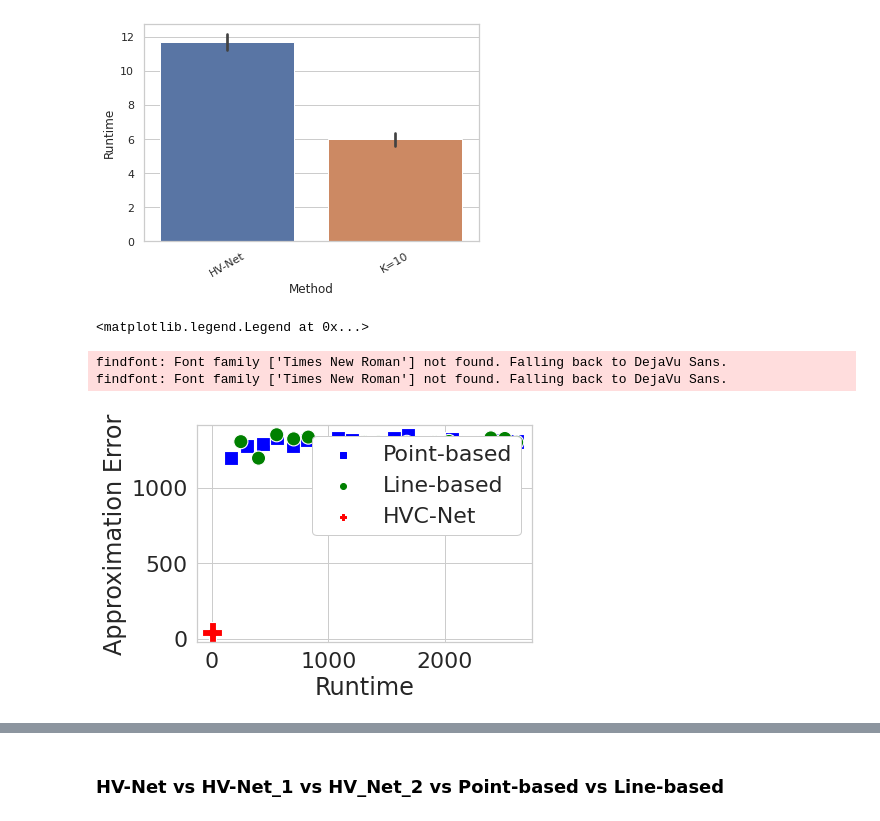
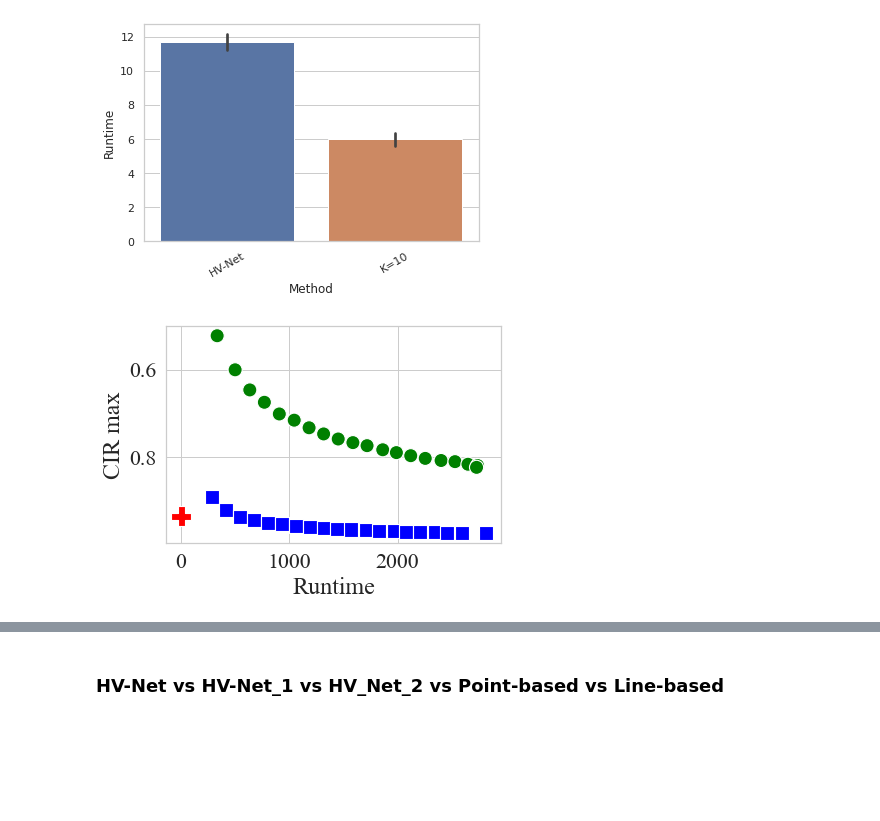
Before and after one commit to HisaoLabSUSTC/HVC-Net, a Jupyter notebook: set_transformer-master/Draw.ipynb, the cells around one changed output, grey strips where cells are left out. Saved outputs shown, nothing was run; the diff lists cells and outputs as text; code cells hidden in the pictures; blank space fills up the shorter version.

```diff
--- a/set_transformer-master/Draw.ipynb
+++ b/set_transformer-master/Draw.ipynb
@@ -10,8 +10,8 @@ import matplotlib.pyplot as plt
 import seaborn as sns
 %matplotlib inline
 
-path_dir = '/liaoweiduo/HVC-Net-datasets'  # for ubuntu server
-# path_dir = '//10.20.2.245/datasets/HV-Net-datasets'  # for windows
+# path_dir = '/liaoweiduo/HVC-Net-datasets'  # for ubuntu server
+path_dir = '//10.20.2.245/datasets/HVC-Net-datasets'  # for windows
 # %% [markdown]
 # Data set
 
@@ -435,61 +435,76 @@ ax.set_xticklabels(ax.get_xticklabels(),rotation = 30)
 [Text(0, 0, 'HV-Net'), Text(1, 0, 'K=10')]
 [figure]
 # %%
-M = 3
+M = 10
 collected_data = []
 ## import data
 loss_MC, time_MC, loss_R2, time_R2 = [], [], [], []
+cirmin_MC, cirmax_MC, cirmin_R2, cirmax_R2 = [], [], [], []
 for seed in range(10):
     test_MCR2_file = f'result_MC_R2_test_data_M{M}_{seed}.mat'
     path = os.path.join(path_dir, 'results', test_MCR2_file)
     data = scio.loadmat(path)
     loss_MC.append(data['Loss'].reshape(-1))     # [20,]
     time_MC.append(data['Time'].reshape(-1))     # [20,]
+    cirmin_MC.append(data['CIR_min'].reshape(-1))
+    cirmax_MC.append(data['CIR_max'].reshape(-1))
     loss_R2.append(data['Loss1'].reshape(-1))    # [20,]
     time_R2.append(data['Time1'].reshape(-1))    # [20,]
+    cirmin_R2.append(data['CIR_min1'].reshape(-1))
+    cirmax_R2.append(data['CIR_max1'].reshape(-1))
 
 loss_MC = np.mean(np.stack(loss_MC), axis=0)     # [20,]
 time_MC = np.mean(np.stack(time_MC), axis=0)     # [20,]
+cirmin_MC = np.mean(np.stack(cirmin_MC), axis=0)     # [20,]
+cirmax_MC = np.mean(np.stack(cirmax_MC), axis=0)     # [20,]
 loss_R2 = np.mean(np.stack(loss_R2), axis=0)     # [20,]
 time_R2 = np.mean(np.stack(time_R2), axis=0)     # [20,]
+cirmin_R2 = np.mean(np.stack(cirmin_R2), axis=0)     # [20,]
+cirmax_R2 = np.mean(np.stack(cirmax_R2), axis=0)     # [20,]
 
-collected_data.append(pd.DataFrame({'Approximation Error': loss_MC, 'Runtime': time_MC, 'Method': 'Point-based'}))
-collected_data.append(pd.DataFrame({'Approximation Error': loss_R2, 'Runtime': time_R2, 'Method': 'Line-based'}))
+collected_data.append(pd.DataFrame({'Approximation Error': loss_MC, 'CIR min': cirmin_MC, 'CIR max': cirmax_MC, 'Runtime': time_MC, 'Method': 'Point-based'}))
+collected_data.append(pd.DataFrame({'Approximation Error': loss_R2, 'CIR min': cirmin_R2, 'CIR max': cirmax_R2, 'Runtime': time_R2, 'Method': 'Line-based'}))
 
 device = 'cuda'
 loss_net, time_net = [], []
+cirmin_net, cirmax_net = [], []
 for seed in range(1, 10):
     test_net_file = f'result_model_10_M{M}_100K_100_test_data_M{M}_{seed}_{device}.mat'
     path = os.path.join(path_dir, 'results', test_net_file)
     data = scio.loadmat(path)
     loss_net.append(data['loss'].reshape(-1))
+    cirmin_net.append(data['CIR_min'].reshape(-1))
+    cirmax_net.append(data['CIR_max'].reshape(-1))
     time_net.append(data['time'].reshape(-1))
 
 loss_net = np.mean(np.stack(loss_net), axis=0)
 time_net = np.mean(np.stack(time_net), axis=0)
-collected_data.append(pd.DataFrame({'Approximation Error': loss_net, 'Runtime': time_net, 'Method': 'HVC-Net'}, index=[0]))
+cirmin_net = np.mean(np.stack(cirmin_net), axis=0)
+cirmax_net = np.mean(np.stack(cirmax_net), axis=0)
+collected_data.append(pd.DataFrame({'Approximation Error': loss_net, 'CIR min': cirmin_net, 'CIR max': cirmax_net, 'Runtime': time_net, 'Method': 'HVC-Net'}, index=[0]))
 
 collected_data = pd.concat(collected_data, ignore_index=True)
 
 # print(collected_data)
 
 ## draw plot
 sns.set_theme(style="whitegrid", font='Times New Roman', font_scale=2)
 plt.figure()
 size = [200 for _ in range(40)]
 size.append(400)
-fig = sns.scatterplot(data=collected_data, x="Runtime", y="Approximation Error",
+fig = sns.scatterplot(data=collected_data, x="Runtime", y="CIR max",
                       hue="Method", palette=['blue', 'green', 'red'],
                       style="Method",
                       markers=['s', 'o','P'],
-                      s=size)
+                      s=size, legend=False)
+                      # s=size)
+fig.invert_yaxis()
+# plt.legend(loc='upper right', framealpha=1.0)
 
-plt.legend(loc='upper right', framealpha=1.0)
+# plt.setp(fig.get_legend().get_title(), fontsize=10)
+# plt.setp(fig.get_legend().get_texts(), fontsize=10)
 
 ## save plt
-# fig.get_figure().savefig(os.path.join(path_dir, 'figure', f'test_M{M}_{device}.png'), dpi=300, bbox_inches='tight')
+fig.get_figure().savefig(os.path.join(path_dir, 'figure', f'test_M{M}_CIRmax_{device}.png'), dpi=300, bbox_inches='tight')
 # %% [output]
-<matplotlib.legend.Legend at 0x...>
-findfont: Font family ['Times New Roman'] not found. Falling back to DejaVu Sans.
-findfont: Font family ['Times New Roman'] not found. Falling back to DejaVu Sans.
-[figure, old version]
+[figure, new version]
```
Also changed, not shown: parts of 1 cell of this notebook, 1 other file.
